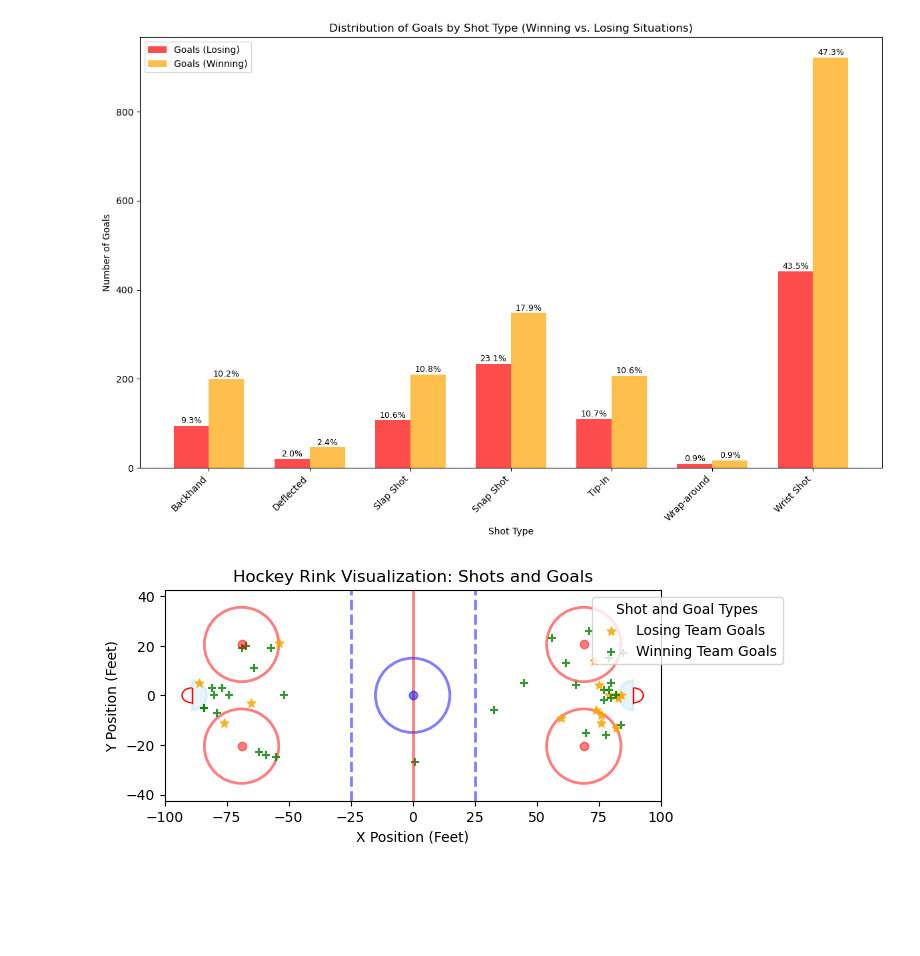
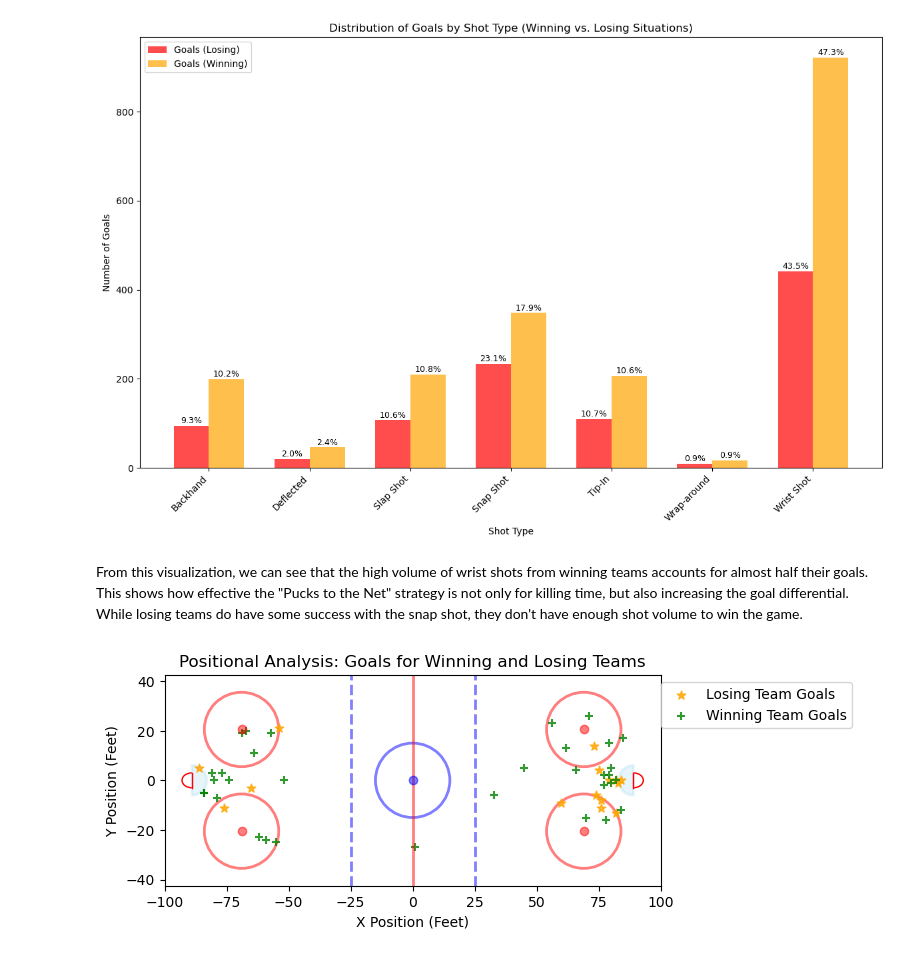
Before and after one commit to mattzirp/pucks_to_the_net, a Jupyter notebook: notebooks/game-situations.ipynb, the cells around one changed output. Drawn from its saved outputs; the diff is of its cells as text; code cells hidden in the pictures; blank space fills up the shorter version.

Commit message:
Added goals scored in shootouts. Provided analysis for each plot.

```diff
--- a/notebooks/game-situations.ipynb
+++ b/notebooks/game-situations.ipynb
@@ -271,27 +233,29 @@ plt.tight_layout()
 plt.show()
 # %% [output]
 [figure]
+# %% [markdown]
+From this visualization, we can see that the high volume of wrist shots from winning teams accounts for almost half their goals. This shows how effective the "Pucks to the Net" strategy is not only for killing time, but also increasing the goal differential. While losing teams do have some success with the snap shot, they don't have enough shot volume to win the game.
 # %%
 # Winning vs. Losing Goals October 2018
 ax = plt.gca()
 
 # Draw the rink at current axes using the custom function
 draw_rink(ax)
 
 # Plot winning and losing team shots and goals (filtered using boolean indexing)
 ax.scatter(losing_goals[(losing_goals['dateTime'].dt.year == 2018) & (losing_goals['dateTime'].dt.month == 10)]['x'],
            losing_goals[(losing_goals['dateTime'].dt.year == 2018) & (losing_goals['dateTime'].dt.month == 10)]['y'],
            color='orange', marker='*', s=40, label='Losing Team Goals', alpha=0.8)
 
 ax.scatter(winning_goals[(winning_goals['dateTime'].dt.year == 2018) & (winning_goals['dateTime'].dt.month == 10)]['x'],
            winning_goals[(winning_goals['dateTime'].dt.year == 2018) & (winning_goals['dateTime'].dt.month == 10)]['y'],
            color='green', marker='+', s=40, label='Winning Team Goals', alpha=0.8)
 
 # Labels and legend
-plt.title("Hockey Rink Visualization: Shots and Goals")
+plt.title("Positional Analysis: Goals for Winning and Losing Teams")
 plt.xlabel("X Position (Feet)")
 plt.ylabel("Y Position (Feet)")
-plt.legend(title='Shot and Goal Types', loc='upper right', bbox_to_anchor=(1.26, 1))
+plt.legend(title='', loc='upper right', bbox_to_anchor=(1.4, 1))
 plt.show()
 # %% [output]
-[figure, old version]
+[figure, new version]
```
Also changed, not shown: parts of 26 cells of this notebook.
